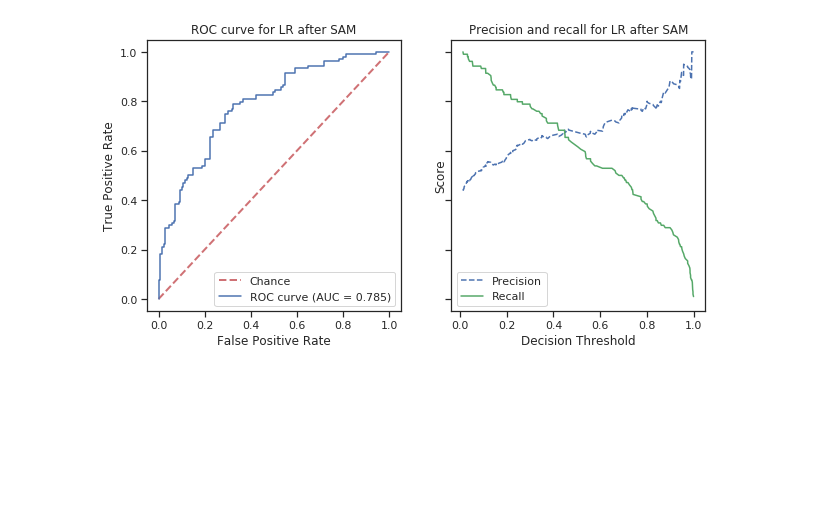
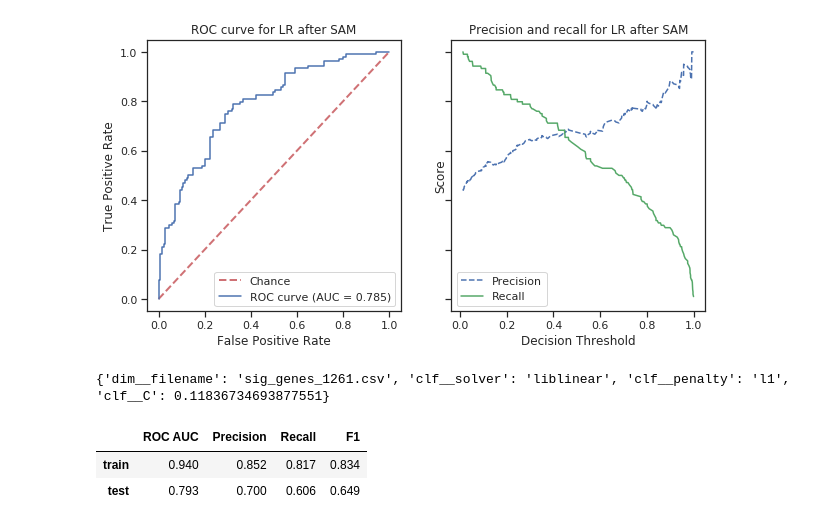
Before and after one commit to sjwilczynski/geneExpr, a Jupyter notebook: miscellaneous.ipynb, the cells around one changed output. Cells and saved outputs as stored; diff of their text form; code cells hidden in the pictures; blank space fills up the shorter version.

```diff
--- a/miscellaneous.ipynb
+++ b/miscellaneous.ipynb
@@ -148,3 +148,12 @@ For threshold 0.351 recall is 0.750 and precision is 0.661
 For threshold 0.418 recall is 0.702 and precision is 0.664
 For threshold 0.693 recall is 0.500 and precision is 0.743
 [figure]
+# %%
+models_logit_sam = fit_dim_reduction_pipeline(SAMSelection(), {'filename' : ['sig_genes_1261.csv']}, X_train, y_train,
+                                              n_iter=n_iter, cv=cv, n_jobs=n_jobs, scoring=scoring)
+models_logit_sam = clf_print_scores(models_logit_sam, X_train, y_train, X_test, y_test)
+# %% [output]
+{'dim__filename': 'sig_genes_1261.csv', 'clf__solver': 'liblinear', 'clf__penalty': 'l1', 'clf__C': 0.11836734693877551}
+|  | ROC AUC | Precision | Recall | F1 |
+| train | 0.940 | 0.852 | 0.817 | 0.834 |
+| test | 0.793 | 0.700 | 0.606 | 0.649 |
```
Also changed, not shown: parts of 5 cells of this notebook, 1 other file.
